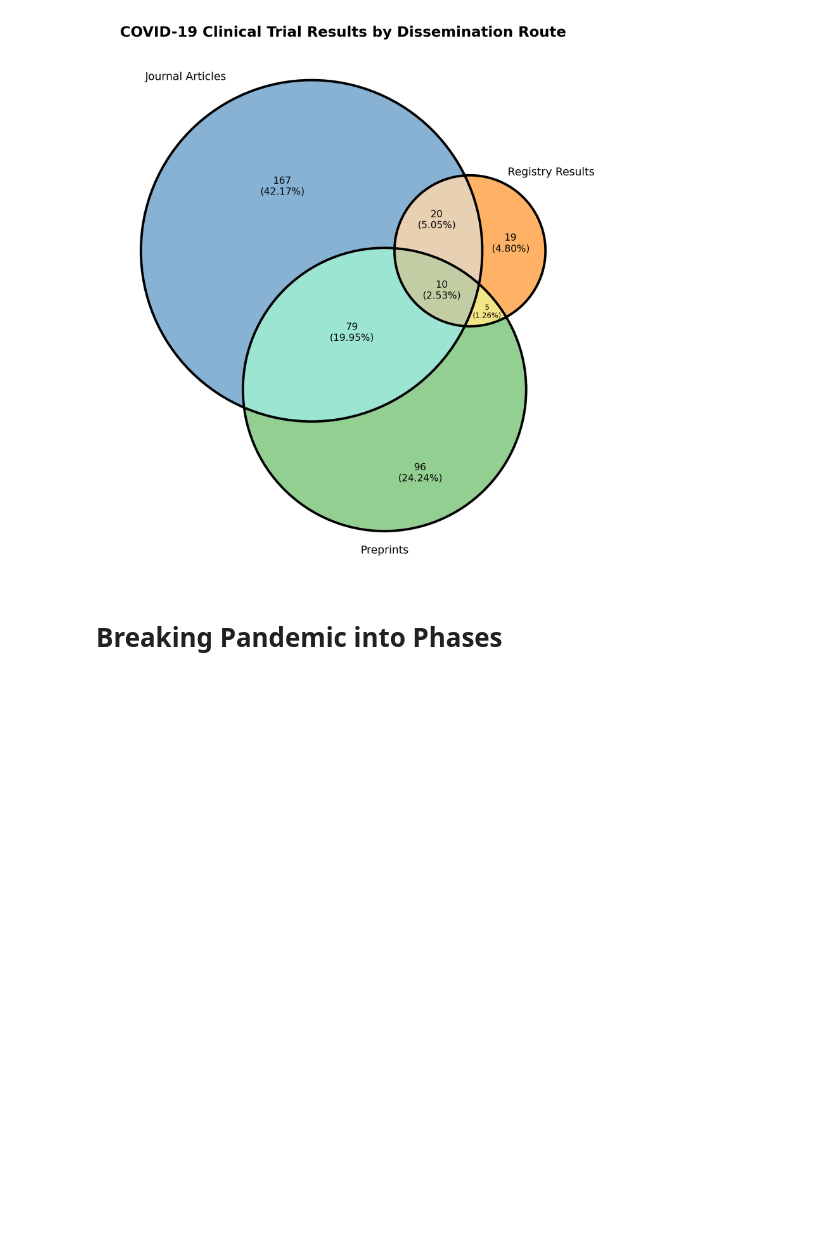
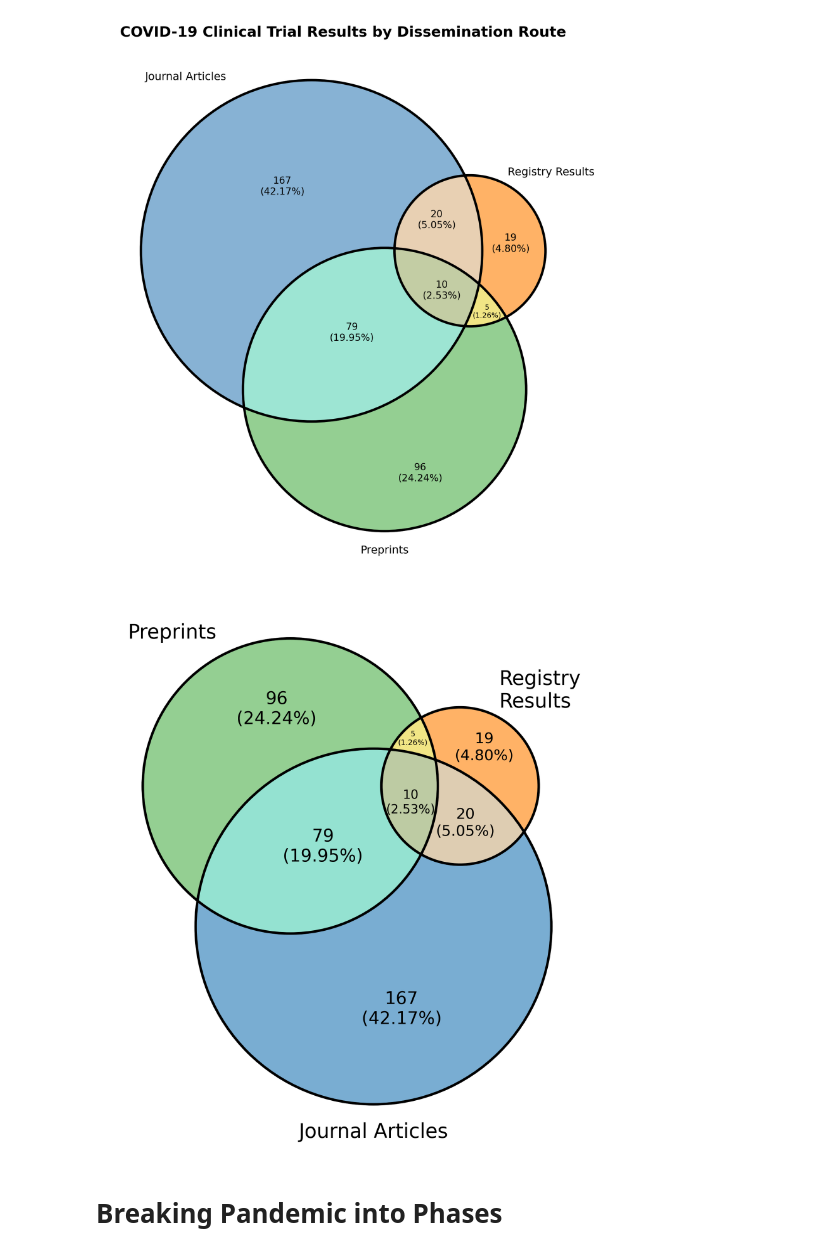
Before and after one commit to ebmdatalab/direcct-phase2-python, a Jupyter notebook: notebooks/7 Analysis.ipynb, the cells around one changed output. Saved outputs shown, nothing was run; the diff lists cells and outputs as text; code cells hidden in the pictures; blank space fills up the shorter version.

Commit message:
Figure updates
Some updates to the figures for Peer Review Congress.

```diff
--- a/notebooks/7 Analysis.ipynb
+++ b/notebooks/7 Analysis.ipynb
@@ -26,7 +26,7 @@ from matplotlib.pyplot import Text
 # %% [markdown]
 # Loading Data
 # %%
-df = pd.read_csv('https://raw.githubusercontent.com/maia-sh/direcct2/master/data/analysis/kaplan-meier-time-to-pub.csv?token=GHSAT0AAAAAABSHEFNDTXVJZSNYPXBLD3DWYUTOB3A')
+df = pd.read_csv('https://raw.githubusercontent.com/maia-sh/direcct2/master/data/analysis/kaplan-meier-time-to-pub.csv?token=GHSAT0AAAAAABXKCQD4HXSPYAEQ5KKN7UV6YX6DLWA')
 df.head()
 # %% [output]
 |  | id | date_completion | publication_preprint | publication_article | publication_summary | ... |
@@ -361,6 +357,44 @@ plt.title('COVID-19 Clinical Trial Results by Dissemination Route', fontweight='
 # %% [output]
 Text(0.5, 1.0, 'COVID-19 Clinical Trial Results by Dissemination Route')
 [figure]
+# %%
+colors = ['#4daf4a', '#ff7f00', '#1f77b4']
+labels = ['Preprints', 'Registry\nResults', 'Journal Articles']
+values = (96, 19, 5, 167, 79, 20, 10)
+
+plt.figure(figsize=(8,8), dpi=300)
+v1 = venn3(
+    subsets = values,
+    set_labels = labels,
+    set_colors = colors,
+    subset_label_formatter = lambda x: str(x) + "\n(" + f"{(x/sum(values)):1.2%}" + ")",
+    alpha = .6)
+
+for text in v1.set_labels:
+    text.set_fontsize(16)
+
+for text in v1.subset_labels:
+    if text == v1.subset_labels[2]:
+        text.set_fontsize(6)
+    elif text == v1.subset_labels[-1]:
+        text.set_fontsize(10)
+    elif text == v1.subset_labels[1] or text == v1.subset_labels[5]:
+        text.set_fontsize(12)
+    else:
+        text.set_fontsize(14)
+
+v1.get_label_by_id("100").set_x(-0.2)
+v1.get_label_by_id("111").set_x(.155)
+v1.get_label_by_id("011").set_y(.1)
+v1.get_label_by_id("011").set_x(.3)
+v1.get_label_by_id("010").set_x(.35)
+v1.get_label_by_id("010").set_y(.3)
+
+venn3_circles((96, 19, 5, 167, 79, 20, 10))
+#plt.title('COVID-19 Clinical Trial Results by Dissemination Route', fontweight='bold')
+plt.show()
+# %% [output]
+[figure, added]
 # %% [markdown]
 # Breaking Pandemic into Phases
 # %%
```
Also changed, not shown: parts of 9 cells of this notebook, 1 other file.
